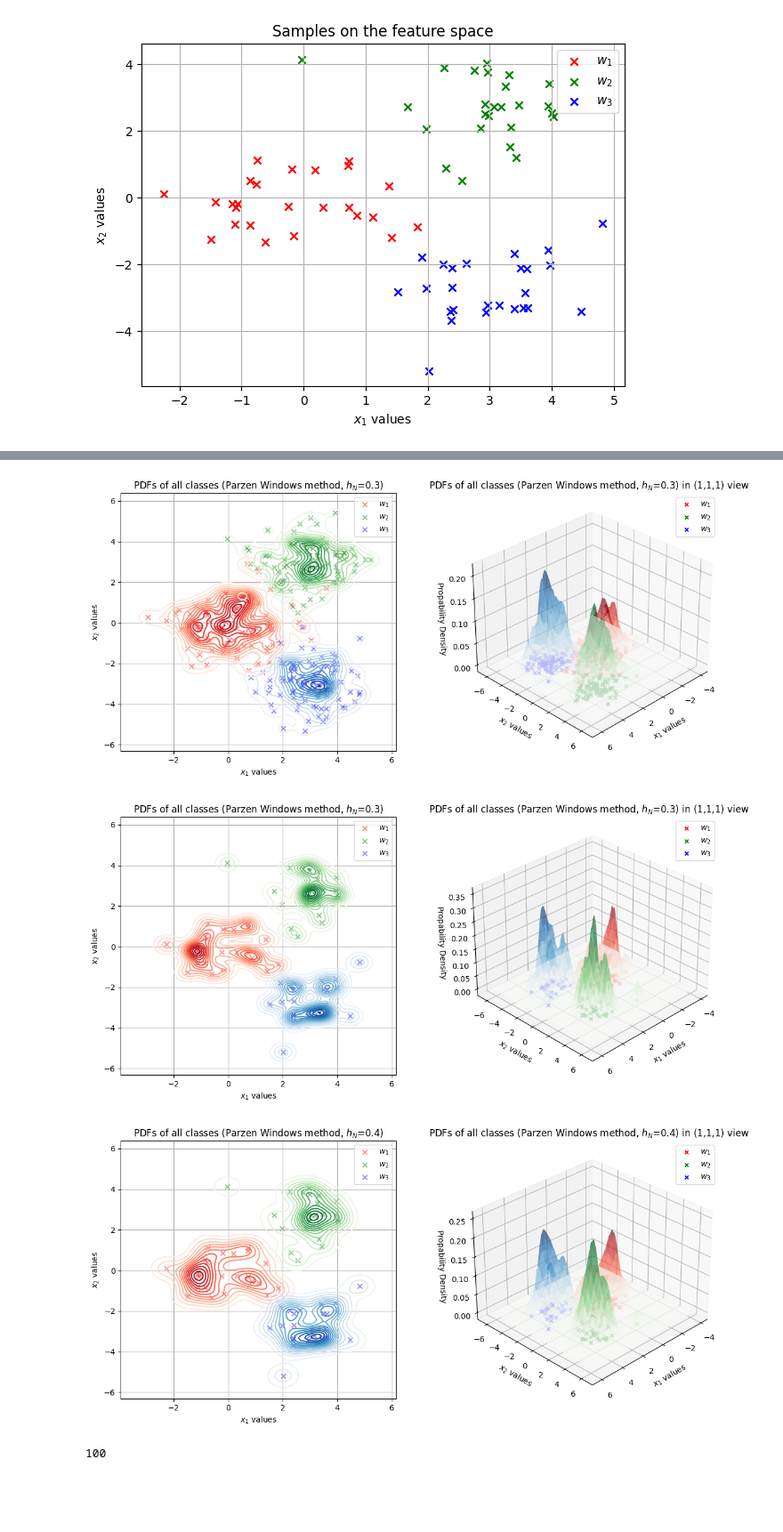
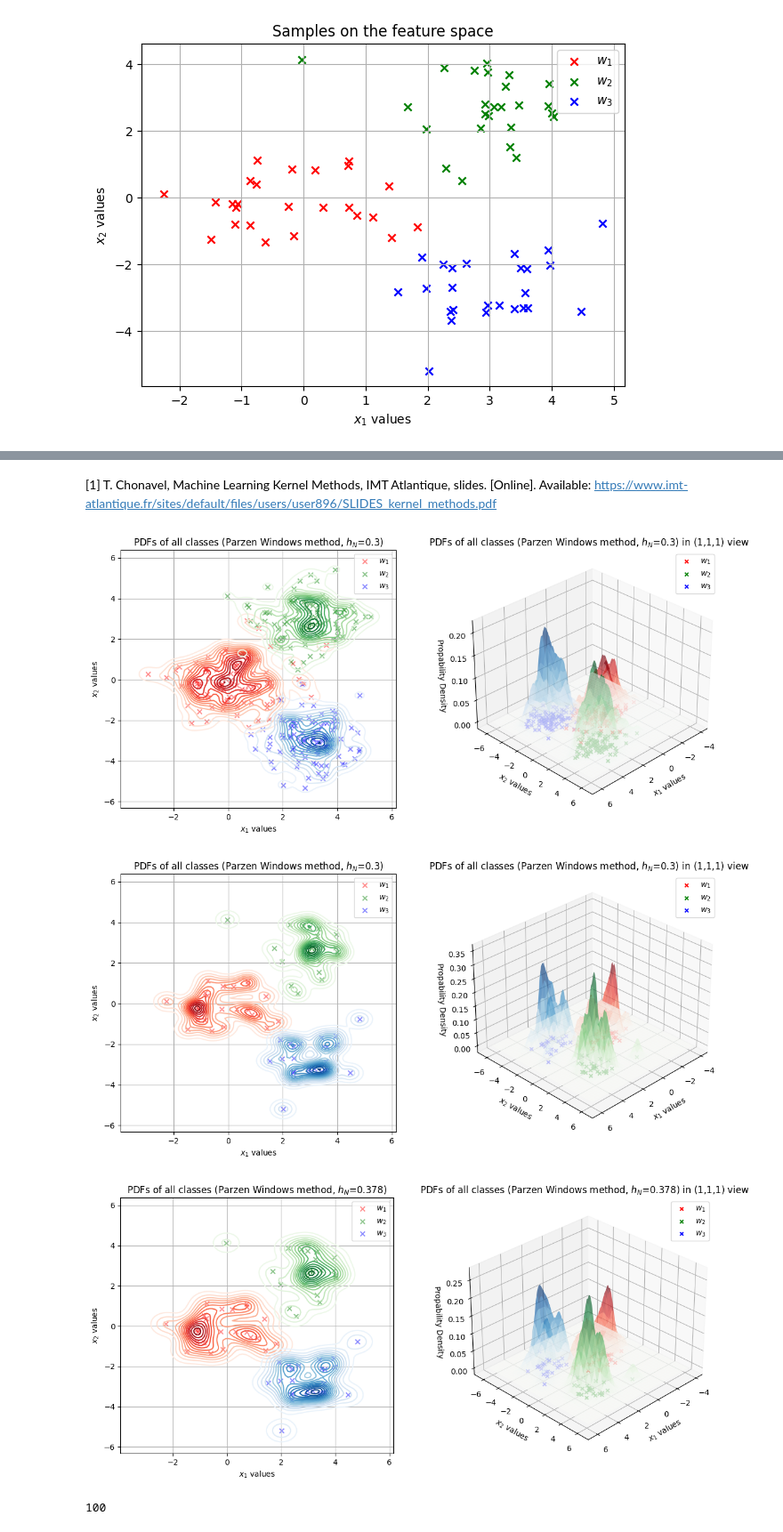
Before and after one commit to iliaxant/Pattern_Recognition_HW2, a Jupyter notebook: HW_2_PR_58545.ipynb, the cells around one changed output, grey strips where cells are left out. Shown at 89% size. Saved outputs shown, nothing was run; the diff lists cells and outputs as text; code cells hidden in the pictures; blank space fills up the shorter version.

```diff
--- a/HW_2_PR_58545.ipynb
+++ b/HW_2_PR_58545.ipynb
@@ -267,27 +281,29 @@ plt.show()
+# %% [markdown]
+[1] T. Chonavel, Machine Learning Kernel Methods, IMT Atlantique, slides. [Online]. Available: https://www.imt-atlantique.fr/sites/default/files/users/user896/SLIDES_kernel_methods.pdf
 # %%
 h_N_old = 0.3
-h_N_new = 0.4
+h_N_new = 0.378
 
 # The line below recreates the previous pdf diagrams (h_N = 0.3) for comparison.
 pdf_graph_3D(xx1, xx2, classes_w, class_pdfs, h_N_old)
 
 classes_w_reduced = [w1_reduced, w2_reduced, w3_reduced]
 p_1_reduced = parzen_pdf(X, w1_reduced[[0,1]].to_numpy(), h_N_old).reshape(xx1.shape)
 p_2_reduced = parzen_pdf(X, w2_reduced[[0,1]].to_numpy(), h_N_old).reshape(xx1.shape)
 p_3_reduced = parzen_pdf(X, w3_reduced[[0,1]].to_numpy(), h_N_old).reshape(xx1.shape)
 
 pdf_graph_3D(xx1, xx2, classes_w_reduced, [p_1_reduced, p_2_reduced, p_3_reduced], h_N_old)
 
 p_1_reduced_new = parzen_pdf(X, w1_reduced[[0,1]].to_numpy(), h_N_new).reshape(xx1.shape)
 p_2_reduced_new = parzen_pdf(X, w2_reduced[[0,1]].to_numpy(), h_N_new).reshape(xx1.shape)
 p_3_reduced_new = parzen_pdf(X, w3_reduced[[0,1]].to_numpy(), h_N_new).reshape(xx1.shape)
 
 pdf_graph_3D(xx1, xx2, classes_w_reduced, [p_1_reduced_new, p_2_reduced_new, p_3_reduced_new],
              h_N_new)
 # %% [output]
 [figure]
 [figure]
-[figure, old version]
+[figure, new version]
 # %%
 w1.shape[0]
 # %% [output]
```
Also changed, not shown: parts of 6 cells of this notebook.
